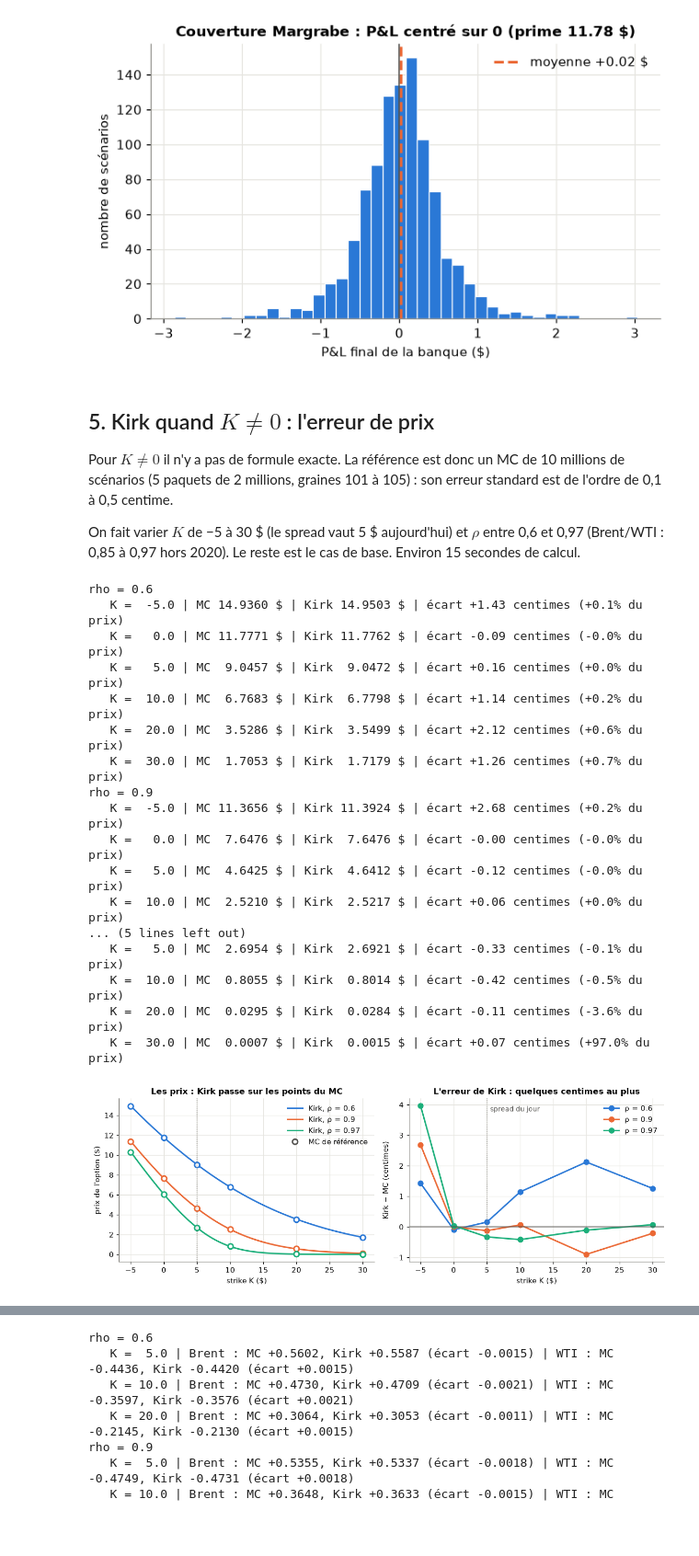
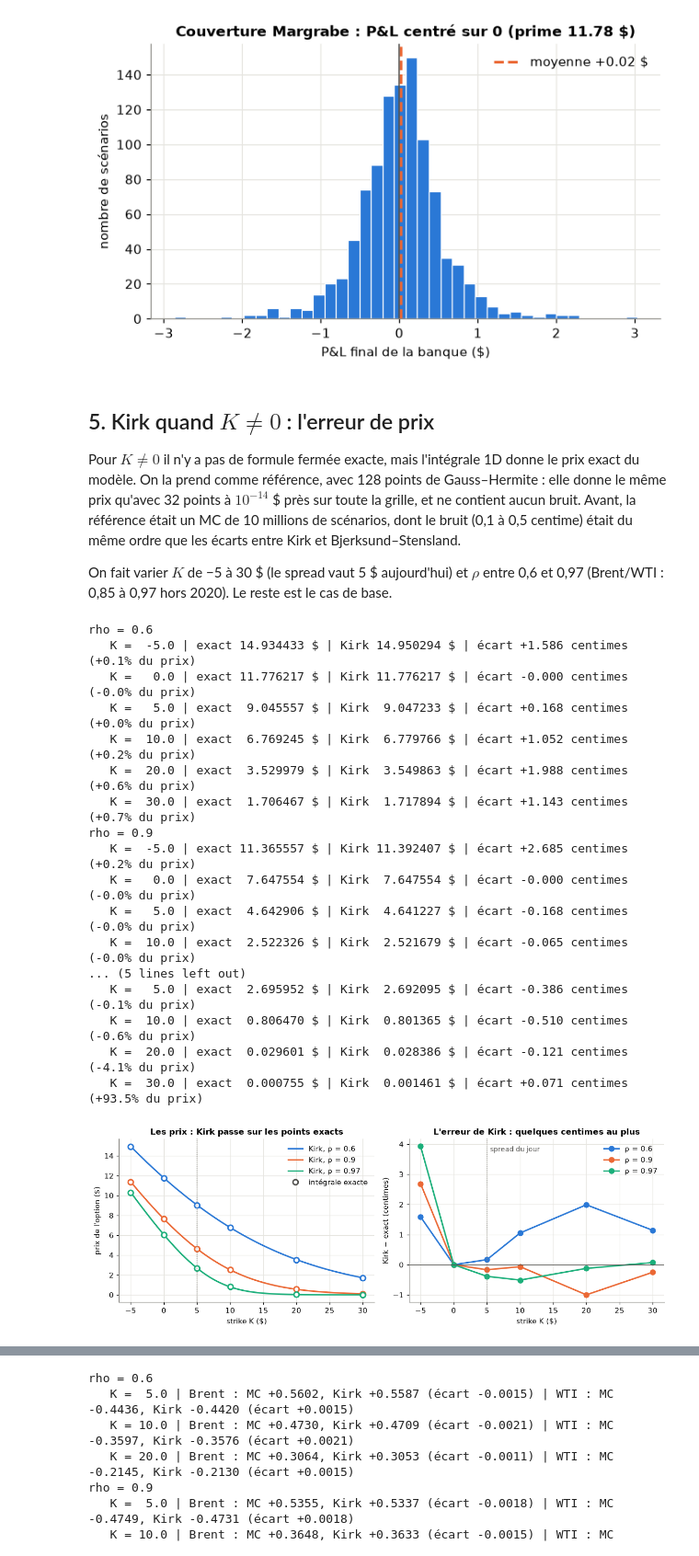
Before and after one commit to Maxence-Latreuille/spread-option-pricing, a Jupyter notebook: notebooks/04_methods_comparison.ipynb, the cells around one changed output, grey strips where cells are left out. Shown at 92% size. Saved outputs shown, nothing was run; the diff lists cells and outputs as text; code cells hidden in the pictures; blank space fills up the shorter version.

```diff
--- a/notebooks/04_methods_comparison.ipynb
+++ b/notebooks/04_methods_comparison.ipynb
@@ -164,69 +165,67 @@ P&L moyen : +0.017 $, écart-type : 0.549 $ (4.7% de la prime)
 # %% [markdown]
 ## 5. Kirk quand $K \neq 0$ : l'erreur de prix
 
-Pour $K \neq 0$ il n'y a pas de formule exacte. La référence est donc un MC de 10 millions de scénarios (5 paquets de 2 millions, graines 101 à 105) : son erreur standard est de l'ordre de 0,1 à 0,5 centime.
+Pour $K \neq 0$ il n'y a pas de formule fermée exacte, mais l'intégrale 1D donne le prix exact du modèle. On la prend comme référence, avec 128 points de Gauss–Hermite : elle donne le même prix qu'avec 32 points à $10^{-14}$ \$ près sur toute la grille, et ne contient aucun bruit. Avant, la référence était un MC de 10 millions de scénarios, dont le bruit (0,1 à 0,5 centime) était du même ordre que les écarts entre Kirk et Bjerksund–Stensland.
 
-On fait varier $K$ de −5 à 30 \$ (le spread vaut 5 \$ aujourd'hui) et $\rho$ entre 0,6 et 0,97 (Brent/WTI : 0,85 à 0,97 hors 2020). Le reste est le cas de base. Environ 15 secondes de calcul.
+On fait varier $K$ de −5 à 30 \$ (le spread vaut 5 \$ aujourd'hui) et $\rho$ entre 0,6 et 0,97 (Brent/WTI : 0,85 à 0,97 hors 2020). Le reste est le cas de base.
 # %%
 strikes = [-5.0, 0.0, 5.0, 10.0, 20.0, 30.0]
-errors_ct, refs = {}, {}  # Kirk error in cents and MC reference prices, one list per rho
+errors_ct, refs = {}, {}  # Kirk error in cents and exact reference prices, one list per rho
 for rho_test in [0.6, 0.9, 0.97]:
     errors_ct[rho_test], refs[rho_test] = [], []
     print(f"rho = {rho_test}")
     for K in strikes:
-        runs = [mc_spread_call(S1_0, S2_0, K, T, r, sigma1, sigma2, rho_test, n_paths=2_000_000, seed=s)
-                for s in range(101, 106)]  # 5 independent runs
-        ref = np.mean([p for p, _ in runs])
+        ref = exact_spread_call(S1_0, S2_0, K, T, r, sigma1, sigma2, rho_test, n_points=128)  # exact, no noise
         kirk = kirk_call(S1_0, S2_0, K, T, r, sigma1, sigma2, rho_test)
         errors_ct[rho_test].append(100 * (kirk - ref))
         refs[rho_test].append(ref)
-        print(f"   K = {K:5.1f} | MC {ref:7.4f} $ | Kirk {kirk:7.4f} $ | "
-              f"écart {100 * (kirk - ref):+5.2f} centimes ({(kirk - ref) / ref:+.1%} du prix)")
+        print(f"   K = {K:5.1f} | exact {ref:9.6f} $ | Kirk {kirk:9.6f} $ | "
+              f"écart {100 * (kirk - ref):+6.3f} centimes ({(kirk - ref) / ref:+.1%} du prix)")
 # %% [output]
 rho = 0.6
-   K =  -5.0 | MC 14.9360 $ | Kirk 14.9503 $ | écart +1.43 centimes (+0.1% du prix)
-   K =   0.0 | MC 11.7771 $ | Kirk 11.7762 $ | écart -0.09 centimes (-0.0% du prix)
-   K =   5.0 | MC  9.0457 $ | Kirk  9.0472 $ | écart +0.16 centimes (+0.0% du prix)
-   K =  10.0 | MC  6.7683 $ | Kirk  6.7798 $ | écart +1.14 centimes (+0.2% du prix)
-   K =  20.0 | MC  3.5286 $ | Kirk  3.5499 $ | écart +2.12 centimes (+0.6% du prix)
-   K =  30.0 | MC  1.7053 $ | Kirk  1.7179 $ | écart +1.26 centimes (+0.7% du prix)
+   K =  -5.0 | exact 14.934433 $ | Kirk 14.950294 $ | écart +1.586 centimes (+0.1% du prix)
+   K =   0.0 | exact 11.776217 $ | Kirk 11.776217 $ | écart -0.000 centimes (-0.0% du prix)
+   K =   5.0 | exact  9.045557 $ | Kirk  9.047233 $ | écart +0.168 centimes (+0.0% du prix)
+   K =  10.0 | exact  6.769245 $ | Kirk  6.779766 $ | écart +1.052 centimes (+0.2% du prix)
+   K =  20.0 | exact  3.529979 $ | Kirk  3.549863 $ | écart +1.988 centimes (+0.6% du prix)
+   K =  30.0 | exact  1.706467 $ | Kirk  1.717894 $ | écart +1.143 centimes (+0.7% du prix)
 rho = 0.9
-   K =  -5.0 | MC 11.3656 $ | Kirk 11.3924 $ | écart +2.68 centimes (+0.2% du prix)
-   K =   0.0 | MC  7.6476 $ | Kirk  7.6476 $ | écart -0.00 centimes (-0.0% du prix)
-   K =   5.0 | MC  4.6425 $ | Kirk  4.6412 $ | écart -0.12 centimes (-0.0% du prix)
-   K =  10.0 | MC  2.5210 $ | Kirk  2.5217 $ | écart +0.06 centimes (+0.0% du prix)
+   K =  -5.0 | exact 11.365557 $ | Kirk 11.392407 $ | écart +2.685 centimes (+0.2% du prix)
+   K =   0.0 | exact  7.647554 $ | Kirk  7.647554 $ | écart -0.000 centimes (-0.0% du prix)
+   K =   5.0 | exact  4.642906 $ | Kirk  4.641227 $ | écart -0.168 centimes (-0.0% du prix)
+   K =  10.0 | exact  2.522326 $ | Kirk  2.521679 $ | écart -0.065 centimes (-0.0% du prix)
 ... (5 lines left out)
-   K =   5.0 | MC  2.6954 $ | Kirk  2.6921 $ | écart -0.33 centimes (-0.1% du prix)
-   K =  10.0 | MC  0.8055 $ | Kirk  0.8014 $ | écart -0.42 centimes (-0.5% du prix)
-   K =  20.0 | MC  0.0295 $ | Kirk  0.0284 $ | écart -0.11 centimes (-3.6% du prix)
-   K =  30.0 | MC  0.0007 $ | Kirk  0.0015 $ | écart +0.07 centimes (+97.0% du prix)
+   K =   5.0 | exact  2.695952 $ | Kirk  2.692095 $ | écart -0.386 centimes (-0.1% du prix)
+   K =  10.0 | exact  0.806470 $ | Kirk  0.801365 $ | écart -0.510 centimes (-0.6% du prix)
+   K =  20.0 | exact  0.029601 $ | Kirk  0.028386 $ | écart -0.121 centimes (-4.1% du prix)
+   K =  30.0 | exact  0.000755 $ | Kirk  0.001461 $ | écart +0.071 centimes (+93.5% du prix)
 # %%
 colors = {0.6: BLUE, 0.9: ORANGE, 0.97: AQUA}
 K_grid = np.linspace(-5, 30, 100)
 fig, axes = plt.subplots(1, 2, figsize=(11, 4))
 for rho_test, c in colors.items():
-    # left: Kirk is instant, so a full curve; the expensive MC only on the 6 strikes
+    # left: Kirk as a full curve, the exact reference on the 6 strikes
     axes[0].plot(K_grid, [kirk_call(S1_0, S2_0, k, T, r, sigma1, sigma2, rho_test) for k in K_grid], color=c,
                  label=f"Kirk, ρ = {rho_test}")
     axes[0].plot(strikes, refs[rho_test], "o", color=c, markerfacecolor="white", markeredgewidth=2)
     axes[1].plot(strikes, errors_ct[rho_test], "o-", color=c, label=f"ρ = {rho_test}")
-axes[0].plot([], [], "o", color="#52514e", markerfacecolor="white", markeredgewidth=2, label="MC de référence")
+axes[0].plot([], [], "o", color="#52514e", markerfacecolor="white", markeredgewidth=2, label="intégrale exacte")
 axes[0].set_xlabel("strike K ($)")
 axes[0].set_ylabel("prix de l'option ($)")
-axes[0].set_title("Les prix : Kirk passe sur les points du MC")
+axes[0].set_title("Les prix : Kirk passe sur les points exacts")
 axes[0].legend()
 for ax in axes:
     ax.axvline(5, color="#8a8984", linestyle=":", linewidth=1)
 axes[1].axhline(0, color="#52514e", linewidth=1)
 axes[1].text(5.5, axes[1].get_ylim()[1] * 0.9, "spread du jour", color="#52514e", fontsize=9)
 axes[1].set_xlabel("strike K ($)")
-axes[1].set_ylabel("Kirk − MC (centimes)")
+axes[1].set_ylabel("Kirk − exact (centimes)")
 axes[1].set_title("L'erreur de Kirk : quelques centimes au plus")
 axes[1].legend()
 plt.tight_layout()
 plt.show()
 # %% [output]
-[figure, old version]
+[figure, new version]
 # %% [markdown]
 ## 6. Les limites de Kirk, et quand il est utile
 
```
Also changed, not shown: parts of 14 cells of this notebook, 1 other file.
